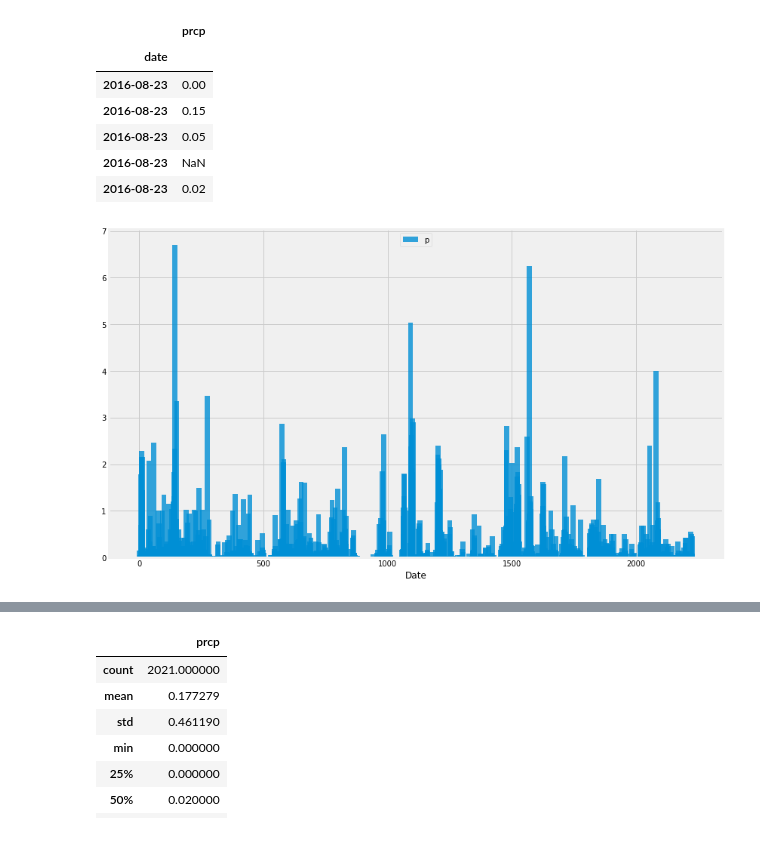
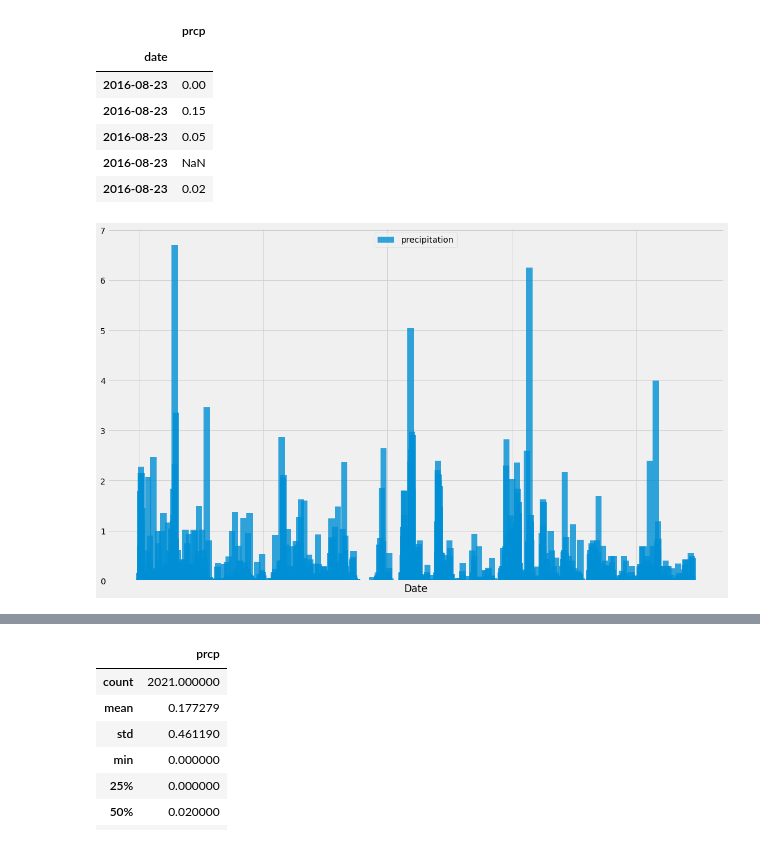
Before and after one commit to zhenyang9261/data-homework-orm, a Jupyter notebook: climate_starter.ipynb, the cells around one changed output, grey strips where cells are left out. Drawn from its saved outputs; the diff is of its cells as text; code cells hidden in the pictures.

Commit message:
Plots fine tuned

```diff
--- a/climate_starter.ipynb
+++ b/climate_starter.ipynb
@@ -152,23 +140,28 @@ result_df.head()
 | 2016-08-23 | 0.02 |
 # %%
 # Use Pandas Plotting with Matplotlib to plot the data
-fig, ax = plt.subplots(figsize=(13,8))
+fig, ax = plt.subplots(figsize=(15,9))
 
 xpos = range(0, len(result_df.index))
 ypos = result_df['prcp']
 
-ax.bar(xpos, ypos, width=20, alpha=0.8)
+ax.bar(xpos, ypos, width=25, alpha=0.8, label='precipitation')
 
 ax.set_xlabel("Date")
-#ax.set_ylabel("emoji")
-#ax.set_yticks(ypos)
-#ax.set_yticklabels(emoji_id[::-1])
-ax.legend('precipitation', loc='upper center')
 
-#fig.tight_layout()
+plt.tick_params(
+    axis='x',          # changes apply to the x-axis
+    which='both',      # both major and minor ticks are affected
+    bottom=False,      # ticks along the bottom edge are off
+    top=False,         # ticks along the top edge are off
+    labelbottom=False) # labels along the bottom edge are off
+
+plt.legend(loc='upper center')
+
+fig.tight_layout()
 plt.show()
 # %% [output]
-[figure, old version]
+[figure, new version]
 # %% [markdown]
 ![precipitation](Images/precipitation.png)
 # %%
```
Also changed, not shown: parts of 4 cells of this notebook.
